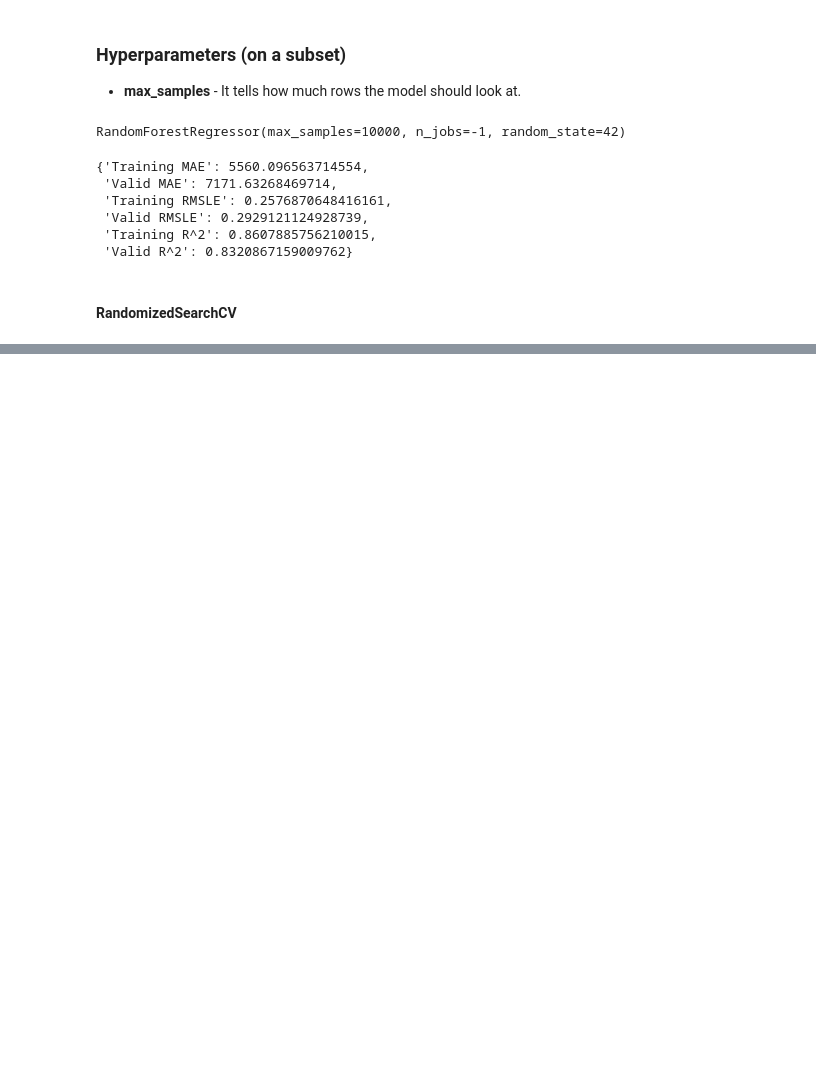
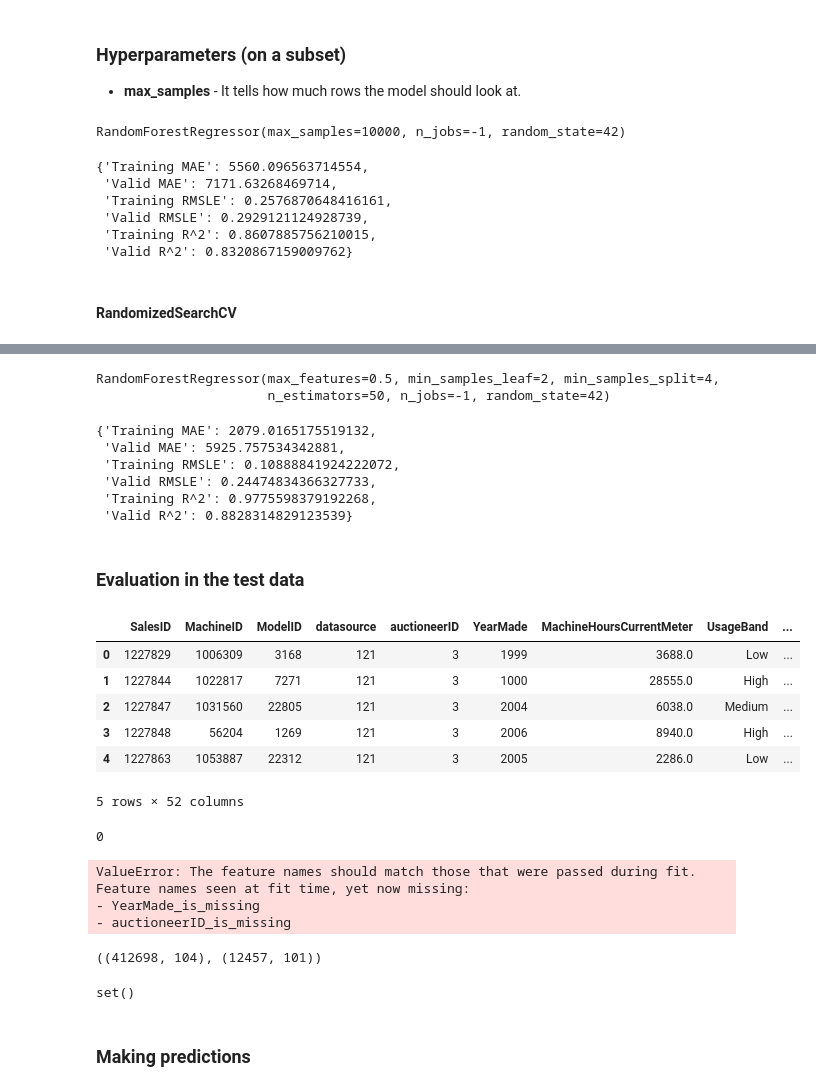
Before and after one commit to Mateus-Henr/Machine-Learning-And-Data-Science-Course, a Jupyter notebook: Section 12 - Supervised Learning - Time Series/End_To_End_Bulldozer_Price_Regression.ipynb, the cells around one changed output, grey strips where cells are left out. Cells and saved outputs as stored; diff of their text form; code cells hidden in the pictures; blank space fills up the shorter version.

```diff
--- a/Section 12 - Supervised Learning - Time Series/End_To_End_Bulldozer_Price_Regression.ipynb
+++ b/Section 12 - Supervised Learning - Time Series/End_To_End_Bulldozer_Price_Regression.ipynb
@@ -642,0 +647,43 @@ show_scores(rs_rf)
+# %%
+ideal_model = RandomForestRegressor(n_estimators=50,
+                                    min_samples_leaf=2,
+                                    min_samples_split=4,
+                                    max_features=0.5,
+                                    max_depth=None,
+                                    random_state=42,
+                                    n_jobs=-1,
+                                    max_samples=None)
+
+ideal_model.fit(X_train, y_train)
+# %% [output]
+RandomForestRegressor(max_features=0.5, min_samples_leaf=2, min_samples_split=4,
+                      n_estimators=50, n_jobs=-1, random_state=42)
+# %%
+show_scores(ideal_model)
+# %% [output]
+{'Training MAE': 2079.0165175519132,
+ 'Valid MAE': 5925.757534342881,
+ 'Training RMSLE': 0.10888841924222072,
+ 'Valid RMSLE': 0.24474834366327733,
+ 'Training R^2': 0.9775598379192268,
+ 'Valid R^2': 0.8828314829123539}
+# %% [markdown]
+### Evaluation in the test data
+# %%
+df_test = pd.read_csv("resources/Test.csv",
+                      low_memory=False,
+                      parse_dates=["saledate"])
+# %%
+df_test.head()
+# %% [output]
+|  | SalesID | MachineID | ModelID | datasource | auctioneerID | YearMade | MachineHoursCurrentMeter | UsageBand | ... |
+| 0 | 1227829 | 1006309 | 3168 | 121 | 3 | 1999 | 3688.0 | Low | ... |
+| 1 | 1227844 | 1022817 | 7271 | 121 | 3 | 1000 | 28555.0 | High | ... |
+| 2 | 1227847 | 1031560 | 22805 | 121 | 3 | 2004 | 6038.0 | Medium | ... |
+| 3 | 1227848 | 56204 | 1269 | 121 | 3 | 2006 | 8940.0 | High | ... |
+| 4 | 1227863 | 1053887 | 22312 | 121 | 3 | 2005 | 2286.0 | Low | ... |
+5 rows × 52 columns
+# %%
+df_test.auctioneerID.isna().sum()
+# %% [output]
+0
@@ -642,0 +724,11 @@ show_scores(rs_rf)
+# %%
+test_preds = ideal_model.predict(df_test)
+# %% [output]
+ValueError: The feature names should match those that were passed during fit.
+Feature names seen at fit time, yet now missing:
+- YearMade_is_missing
+- auctioneerID_is_missing
+# %%
+df_temp.shape, df_test.shape
+# %% [output]
+((412698, 104), (12457, 101))
@@ -642,0 +739,4 @@ show_scores(rs_rf)
+# %%
+set(X_train.columns) - set(df_test.columns)
+# %% [output]
+set()
@@ -642,0 +745,2 @@ show_scores(rs_rf)
+# %% [markdown]
+### Making predictions
```
Also changed, not shown: parts of 14 cells of this notebook.
